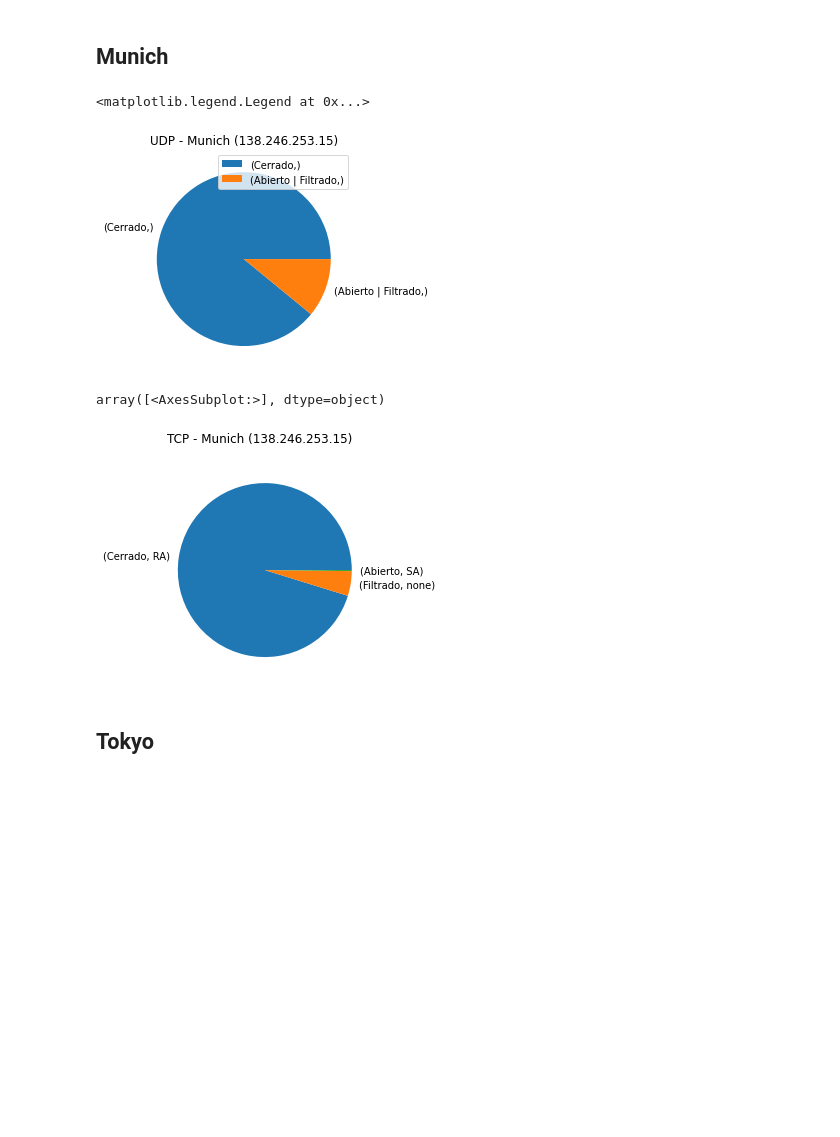
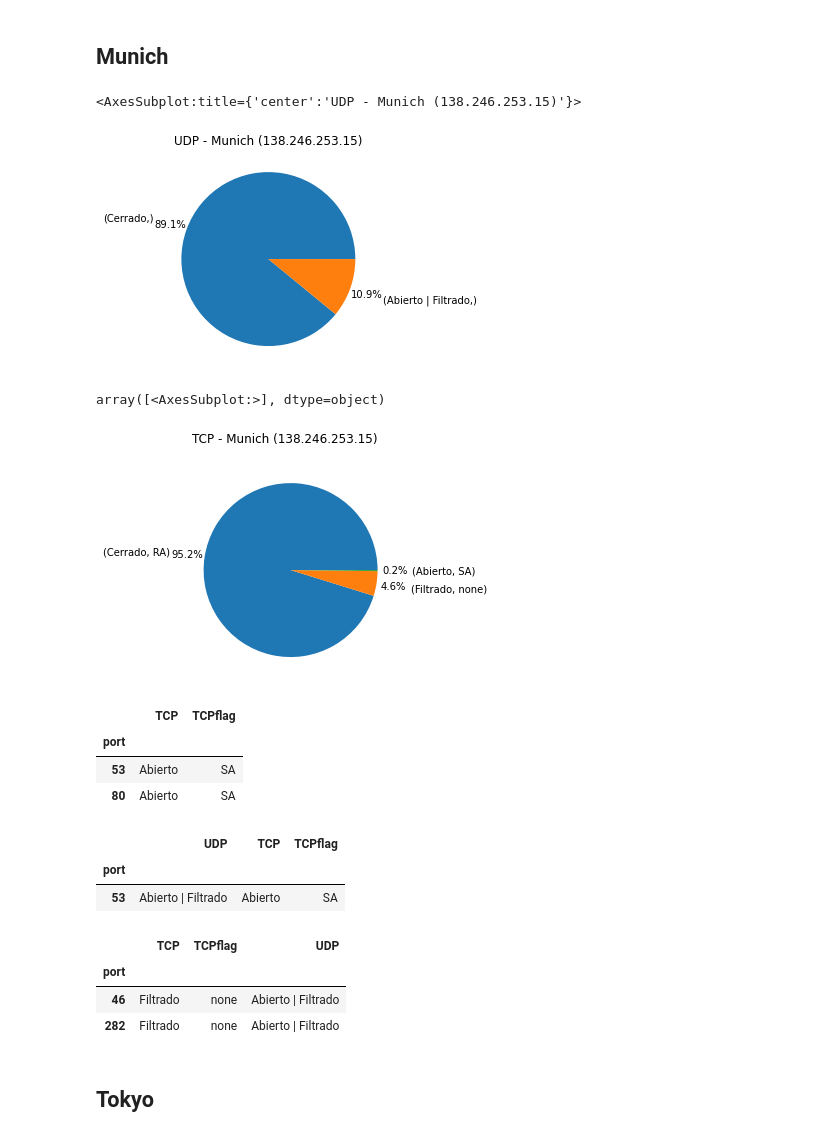
Before and after one commit to mcel98/tdc-tp3, a Jupyter notebook: experimentacion.ipynb, the cells around one changed output. Saved outputs shown, nothing was run; the diff lists cells and outputs as text; code cells hidden in the pictures; blank space fills up the shorter version.

```diff
--- a/experimentacion.ipynb
+++ b/experimentacion.ipynb
@@ -6,10 +6,11 @@
 - `plot_tcp` imprime el gráfico de torta de el estado de los puertos TCP
 # %%
 import pandas
+import matplotlib as plt
 
 def read_file(file):
     scannedfile = open(file)
-    df = pandas.read_csv(scannedfile)
+    df = pandas.read_csv(scannedfile, index_col='port')
     scannedfile.close()
     return df
 
@@ -20,7 +21,7 @@ def plot_tcp(df, title):
     return df[['TCP', 'TCPflag']].value_counts().plot
 
 def open_udp_ports(df):
-    udp = df_munich[['port', 'UDP']]
+    udp = df[['UDP']]
     return udp[udp.UDP != 'Cerrado']
 
 def filtrados(df):
@@ -28,6 +29,9 @@ def filtrados(df):
     filtradosUDP = df['UDP']=='Filtrado'
     filtAbUDP = df['UDP']=='Abierto | Filtrado'
     return df[filtradosTCP & (filtAbUDP|filtradosUDP)]
+def open_tcp_ports(df):
+    df_AbiertosTCP= df[df['TCP']=='Abierto']
+    return df_AbiertosTCP[['TCP', 'TCPflag']]
 # %% [markdown]
 ## Munich
 # %%
@@ -35,15 +39,35 @@ file_muestra_munich = './munich-138.246.253.15.csv'
 title_muestra_munich = 'Munich (138.246.253.15)'
 df_munich = read_file(file_muestra_munich)
 # %%
-plot_udp(df_munich, title_muestra_munich).pie(ylabel='', y='UDP', title='UDP - ' + title_muestra_munich).legend()
+plot_udp(df_munich, title_muestra_munich).pie(ylabel='', y='UDP', title='UDP - ' + title_muestra_munich, autopct='%1.1f%%',pctdistance=1.2, labeldistance=1.4)
 # %% [output]
-<matplotlib.legend.Legend at 0x...>
+<AxesSubplot:title={'center':'UDP - Munich (138.246.253.15)'}>
-[figure, old version]
+[figure, new version]
 # %%
-plot_tcp(df_munich, title_muestra_munich).pie(ylabel='', subplots=True, title='TCP - ' + title_muestra_munich)
+plot_tcp(df_munich, title_muestra_munich).pie(ylabel='', subplots=True, title='TCP - ' + title_muestra_munich, autopct='%1.1f%%',pctdistance=1.2, labeldistance=1.4)
 # %% [output]
 array([<AxesSubplot:>], dtype=object)
-[figure, old version]
+[figure, new version]
+# %%
+open_tcp_ports(df_munich)
+# %% [output]
+|  | TCP | TCPflag |
+| port |  |  |
+| 53 | Abierto | SA |
+| 80 | Abierto | SA |
+# %%
+pandas.merge(open_udp_ports(df_munich), open_tcp_ports(df_munich), how='inner', on='port')
+# %% [output]
+|  | UDP | TCP | TCPflag |
+| port |  |  |  |
+| 53 | Abierto | Filtrado | Abierto | SA |
+# %%
+filtrados(df_munich)
+# %% [output]
+|  | TCP | TCPflag | UDP |
+| port |  |  |  |
+| 46 | Filtrado | none | Abierto | Filtrado |
+| 282 | Filtrado | none | Abierto | Filtrado |
 # %% [markdown]
 ## Tokyo
 # %%
```
Also changed, not shown: parts of 22 cells of this notebook, 3 other files.
